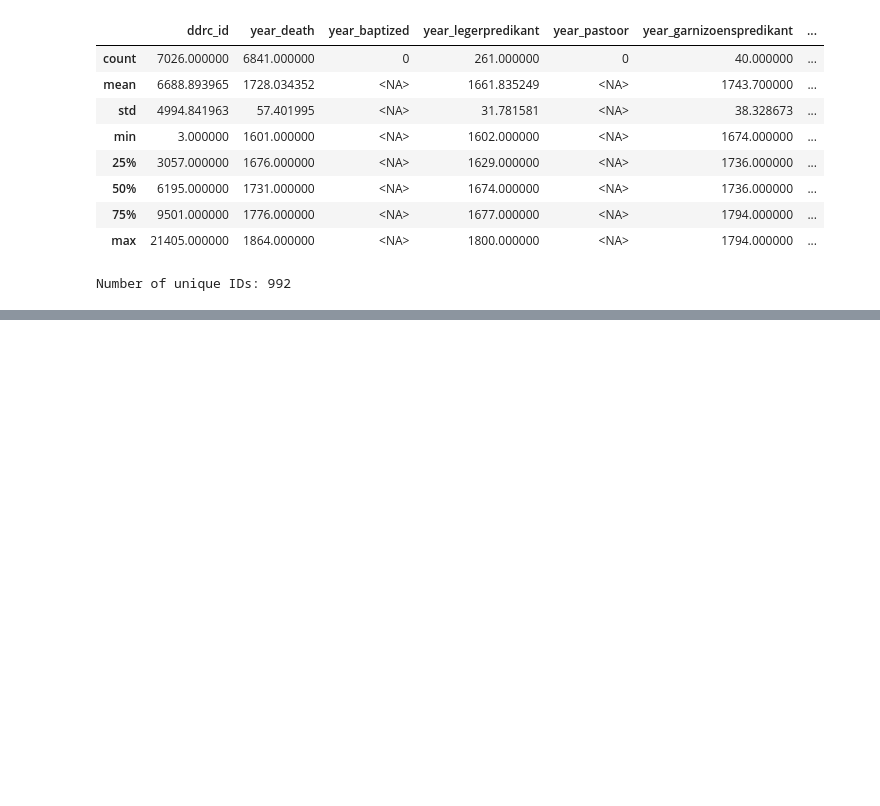
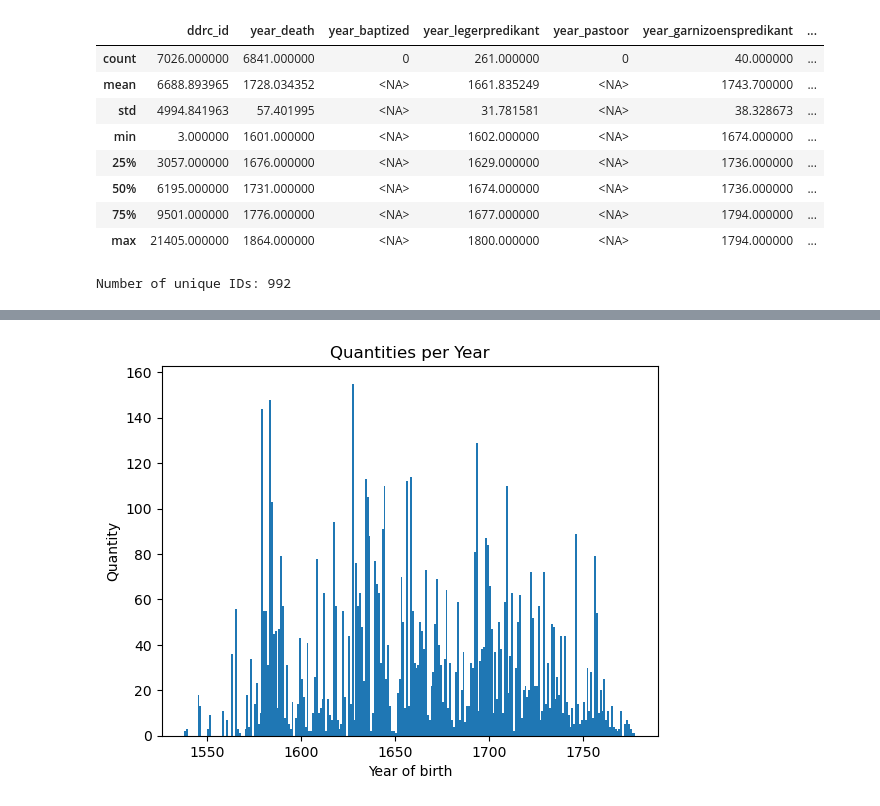
Before and after one commit to DigiDuRe/DigiDuRe, a Jupyter notebook: act4/stcn_clerus.ipynb, the cells around one changed output, grey strips where cells are left out. Drawn from its saved outputs; the diff is of its cells as text; code cells hidden in the pictures; blank space fills up the shorter version.

Commit message:
added graph

```diff
--- a/act4/stcn_clerus.ipynb
+++ b/act4/stcn_clerus.ipynb
@@ -143,0 +154,21 @@ Number of unique IDs: 992
+# %%
+ddrc_stcn['year_birth'] = ddrc_stcn['year_birth'].astype(int)
+
+# Calculate the bins for every 20 years
+min_year = ddrc_stcn['year_birth'].min()
+max_year = ddrc_stcn['year_birth'].max()
+bin_width = 1
+bins = range(min_year, max_year + bin_width, bin_width)
+
+# Plotting the histogram
+plt.hist(ddrc_stcn['year_birth'], bins=bins)
+
+# Customize the plot
+plt.title("Quantities per Year")
+plt.xlabel("Year of birth")
+plt.ylabel("Quantity")
+
+# Show the plot
+plt.show()
+# %% [output]
+[figure, added]
```
Also changed, not shown: parts of 2 cells of this notebook.
